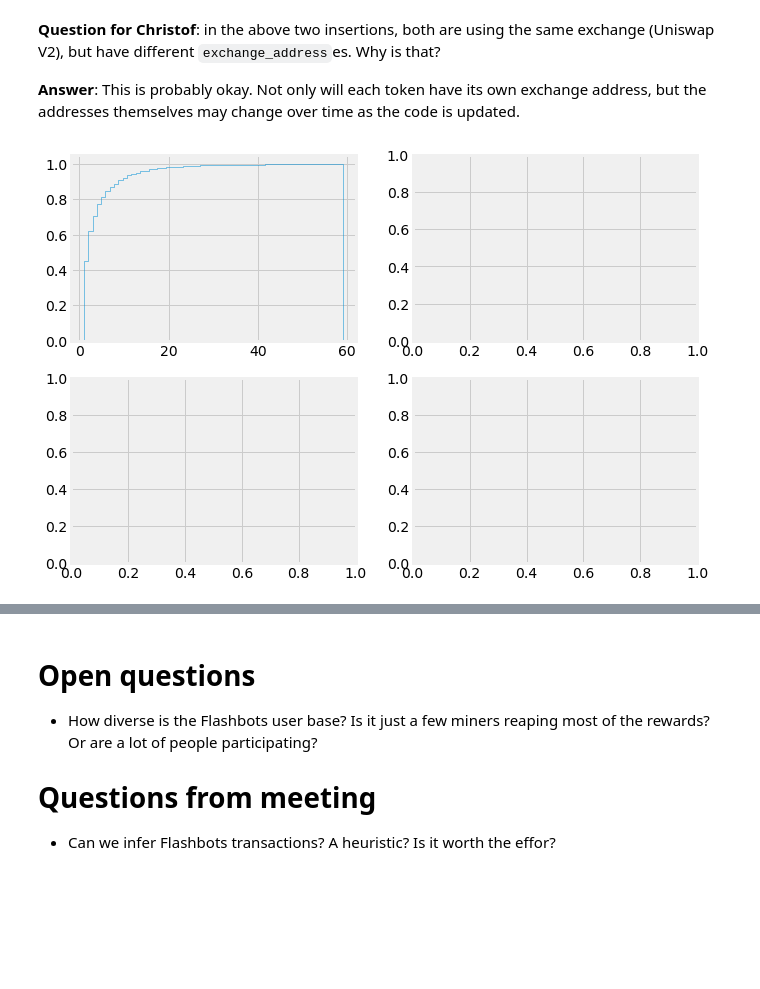
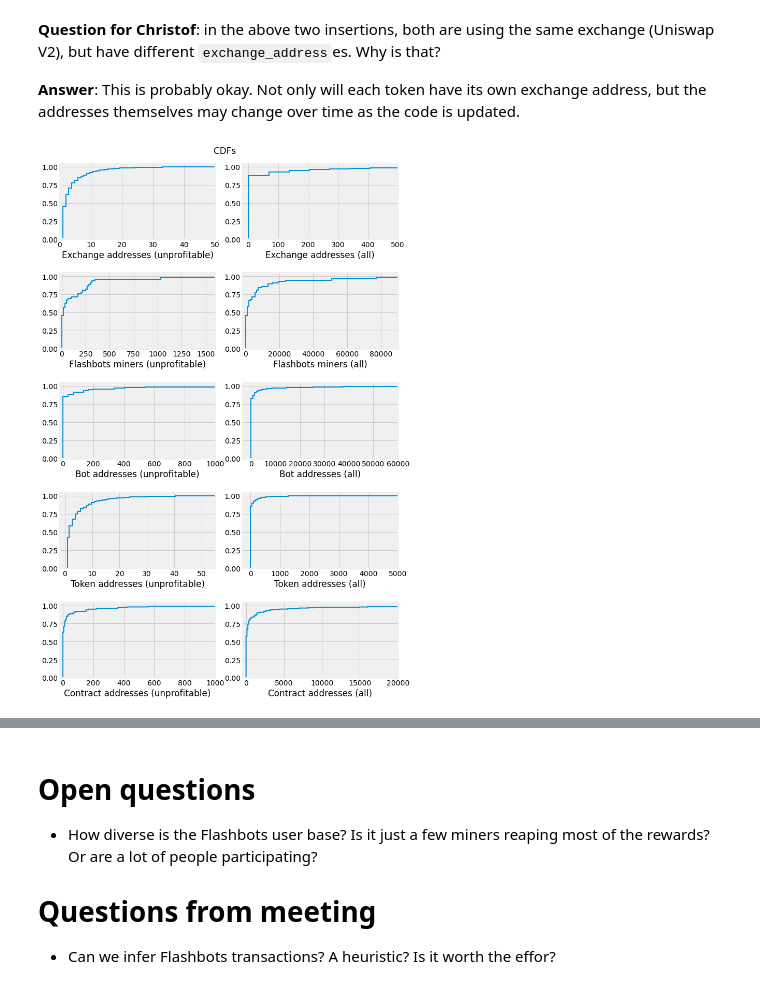
Before and after one commit to a-flashbot-in-the-pan/a-flashbot-in-the-pan, a Jupyter notebook: FlashbotsAnalysis.ipynb, the cells around one changed output, grey strips where cells are left out. Drawn from its saved outputs; the diff is of its cells as text; code cells hidden in the pictures; blank space fills up the shorter version.

```diff
--- a/FlashbotsAnalysis.ipynb
+++ b/FlashbotsAnalysis.ipynb
@@ -396,42 +420,17 @@ exchange (Uniswap V2), but have different `exchange_address`es. Why is that?
 # %%
-#unprofitable_fb_df = pd.DataFrame(list(confirmed_mevs.find(is_fb_after_fb_query | unprofitable_tx_query, {"block_number":1, "profit_eth":1, "bot_address":1})))
-#print(unprofitable_fb_df)
-#def make_anomaly_pipeline(match_query, group_operation):
-#    return make_pipeline(match_query, group_operation).append(
-#    {}
-#    )
-
-## Hypotheses for negative profits:
-#
-# 1. exchange
 plt.style.use('fivethirtyeight')
-fig, ax = plt.subplots(2,2)
+fig, ax = plt.subplots(5,2)
 fig.patch.set_facecolor('white')
 fig.set_figwidth(10)
-fig.set_figheight(7)
+fig.set_figheight(15)
 
-def count_anomalies(anomaly_name, bins, ax):
-  match = is_fb_after_fb_query | unprofitable_tx_query
-  group = {"_id": f"${anomaly_name}", "Counts": {"$sum": 1}}
-  pipeline = make_pipeline(match, group)
-  anomaly_counts = pd.DataFrame(list(confirmed_mevs.aggregate(pipeline)))
-  ax.hist(anomaly_counts.Counts, bins=bins, cumulative=True, histtype='step', density=True)
+fig.suptitle("CDFs")
+fig.tight_layout(h_pad=3)
 
-
-count_anomalies("exchange_address", 60, ax[0, 0])
-#exchange_counts.plot(kind='bar')
-#fig.show()
-#pprint(exchange_counts)
-
-#confirmed_mevs.count_documents(is_fb_after_fb_query | unprofitable_tx_query | {"exchange_address": "0x4Dd26482738bE6C06C31467a19dcdA9AD781e8C4"})
-
-
-#print(confirmed_mevs.count_documents(is_fb_after_fb_query | unprofitable_tx_query | {"exchange_address": "0x4Dd26482738bE6C06C31467a19dcdA9AD781e8C4"}))
-
-# 2. flashbots miner
-#print(confirmed_mevs.count_documents(is_fb_after_fb_query | unprofitable_tx_query | {"flashbots_miner": "0xc8F595E2084DB484f8A80109101D58625223b7C9"}))
-
-# 3. bot address (searcher)
-#print(confirmed_mevs.count_documents(is_fb_after_fb_query | unprofitable_tx_query | {"bot_address": "0xf8f50c9f86D9B6a5C612Ce3d05508a242cB079cd"}))
+count_anomalies("exchange_address", 60, ax[0, 0], ax[0, 1], xmin1=0, xmin2=-20, xmax1=50, xmax2=500)
+count_anomalies("flashbots_miner", 100, ax[1, 0], ax[1, 1], xmin1=-20, xmin2=-2000, xmax1=1600, xmax2=90000)
+count_anomalies("bot_address", 100, ax[2, 0], ax[2, 1], xmin1=-20, xmin2=None, xmax1=1000, xmax2=60000)
+count_anomalies("token_address", 100, ax[3, 0], ax[3, 1], xmin1=None, xmin2=None, xmax1=55, xmax2=5000)
+count_anomalies("first_transaction.to", 600, ax[4, 0], ax[4, 1], xmin1=-20, xmin2=-500, xmax1=1000, xmax2=20000)
 # %% [output]
-[figure, old version]
+[figure, new version]
```
Also changed, not shown: parts of 4 cells of this notebook.
